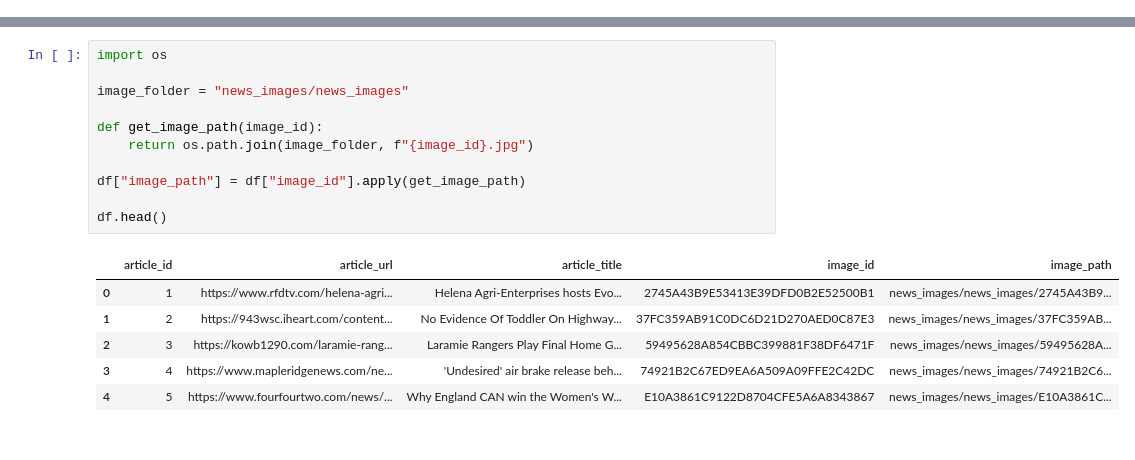
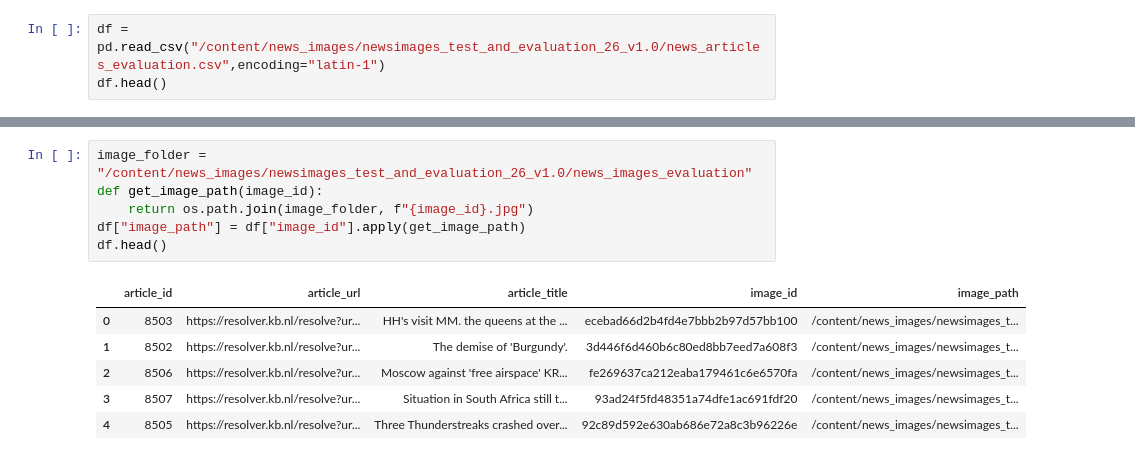
Before and after one commit to MuhammadSyyed/newsimages, a Jupyter notebook: notebooks/blip2_captioning_pipeline.ipynb, the cells around one changed output, grey strips where cells are left out. Cells and saved outputs as stored; diff of their text form.

```diff
--- a/notebooks/blip2_captioning_pipeline.ipynb
+++ b/notebooks/blip2_captioning_pipeline.ipynb
@@ -26,0 +19,3 @@ df.head()
+# %%
+df = pd.read_csv("/content/news_images/newsimages_test_and_evaluation_26_v1.0/news_articles_evaluation.csv",encoding="latin-1")
+df.head()
@@ -27,20 +29,15 @@ df.head()
 # %%
-import os
-
-image_folder = "news_images/news_images"
-
+image_folder = "/content/news_images/newsimages_test_and_evaluation_26_v1.0/news_images_evaluation"
 def get_image_path(image_id):
     return os.path.join(image_folder, f"{image_id}.jpg")
-
 df["image_path"] = df["image_id"].apply(get_image_path)
-
 df.head()
 # %% [output]
 |  | article_id | article_url | article_title | image_id | image_path |
-| 0 | 1 | https://www.rfdtv.com/helena-agri... | Helena Agri-Enterprises hosts Evo... | 2745A43B9E53413E39DFD0B2E52500B1 | news_images/news_images/2745A43B9... |
-| 1 | 2 | https://943wsc.iheart.com/content... | No Evidence Of Toddler On Highway... | 37FC359AB91C0DC6D21D270AED0C87E3 | news_images/news_images/37FC359AB... |
-| 2 | 3 | https://kowb1290.com/laramie-rang... | Laramie Rangers Play Final Home G... | 59495628A854CBBC399881F38DF6471F | news_images/news_images/59495628A... |
-| 3 | 4 | https://www.mapleridgenews.com/ne... | 'Undesired' air brake release beh... | 74921B2C67ED9EA6A509A09FFE2C42DC | news_images/news_images/74921B2C6... |
-| 4 | 5 | https://www.fourfourtwo.com/news/... | Why England CAN win the Women's W... | E10A3861C9122D8704CFE5A6A8343867 | news_images/news_images/E10A3861C... |
+| 0 | 8503 | https://resolver.kb.nl/resolve?ur... | HH's visit MM. the queens at the ... | ecebad66d2b4fd4e7bbb2b97d57bb100 | /content/news_images/newsimages_t... |
+| 1 | 8502 | https://resolver.kb.nl/resolve?ur... | The demise of 'Burgundy'. | 3d446f6d460b6c80ed8bb7eed7a608f3 | /content/news_images/newsimages_t... |
+| 2 | 8506 | https://resolver.kb.nl/resolve?ur... | Moscow against 'free airspace' KR... | fe269637ca212eaba179461c6e6570fa | /content/news_images/newsimages_t... |
+| 3 | 8507 | https://resolver.kb.nl/resolve?ur... | Situation in South Africa still t... | 93ad24f5fd48351a74dfe1ac691fdf20 | /content/news_images/newsimages_t... |
+| 4 | 8505 | https://resolver.kb.nl/resolve?ur... | Three Thunderstreaks crashed over... | 92c89d592e630ab686e72a8c3b96226e | /content/news_images/newsimages_t... |
 # %%
 from PIL import Image
```
Also changed, not shown: parts of 11 cells of this notebook, 33 other files.
